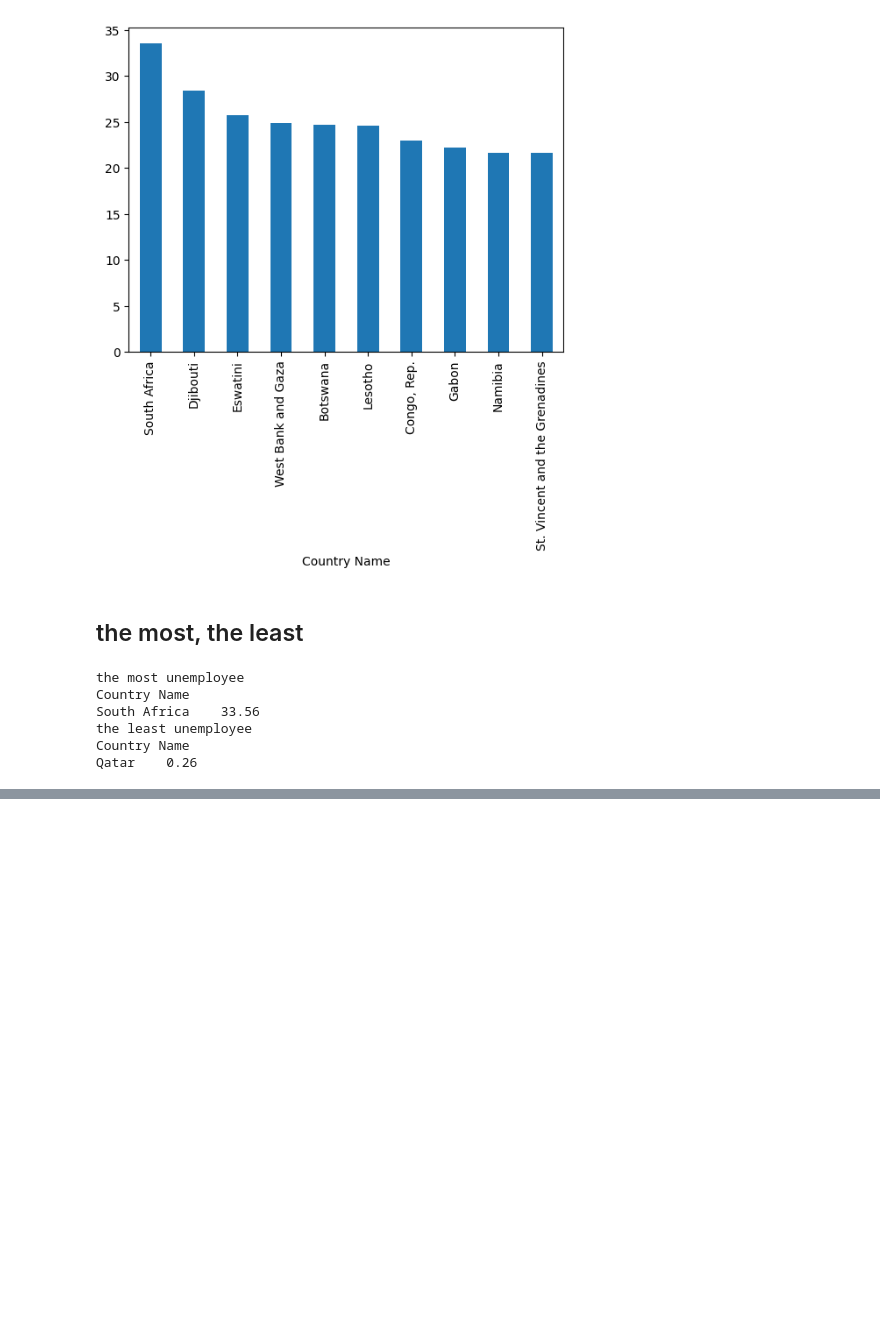
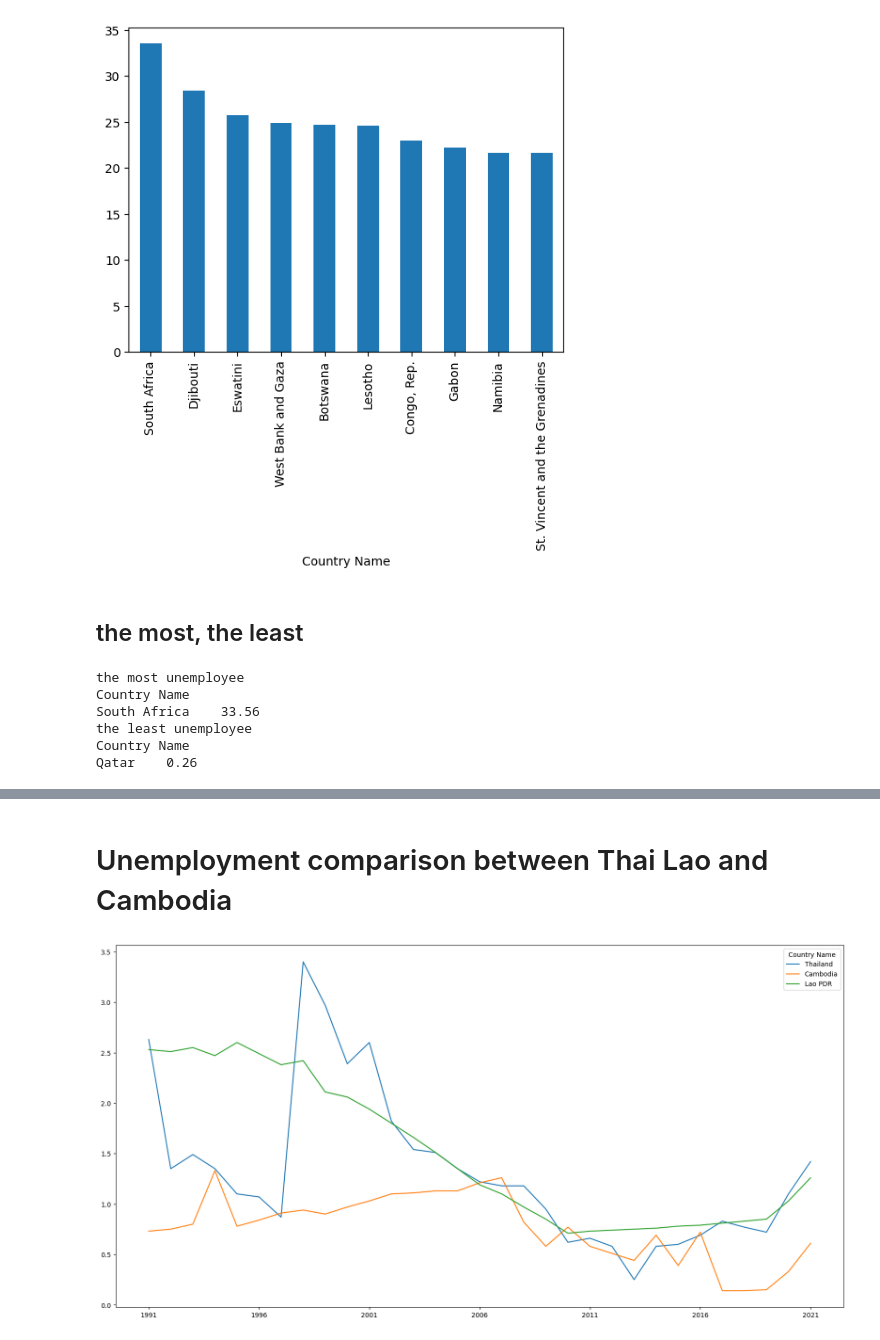
Before and after one commit to NatChoonhajinda/Global-Unemployment-data-analysis, a Jupyter notebook: Global-Unemployment-data-analysis.ipynb, the cells around one changed output, grey strips where cells are left out. Drawn from its saved outputs; the diff is of its cells as text; code cells hidden in the pictures; blank space fills up the shorter version.

```diff
--- a/Global-Unemployment-data-analysis.ipynb
+++ b/Global-Unemployment-data-analysis.ipynb
@@ -93,0 +122,7 @@ df
+# %% [markdown]
+# Unemployment comparison between Thai Lao and Cambodia
+# %%
+cm[['Thailand','Cambodia','Lao PDR']].plot(figsize = (20, 10))
+plt.show()
+# %% [output]
+[figure, added]
```
Also changed, not shown: parts of 5 cells of this notebook.
